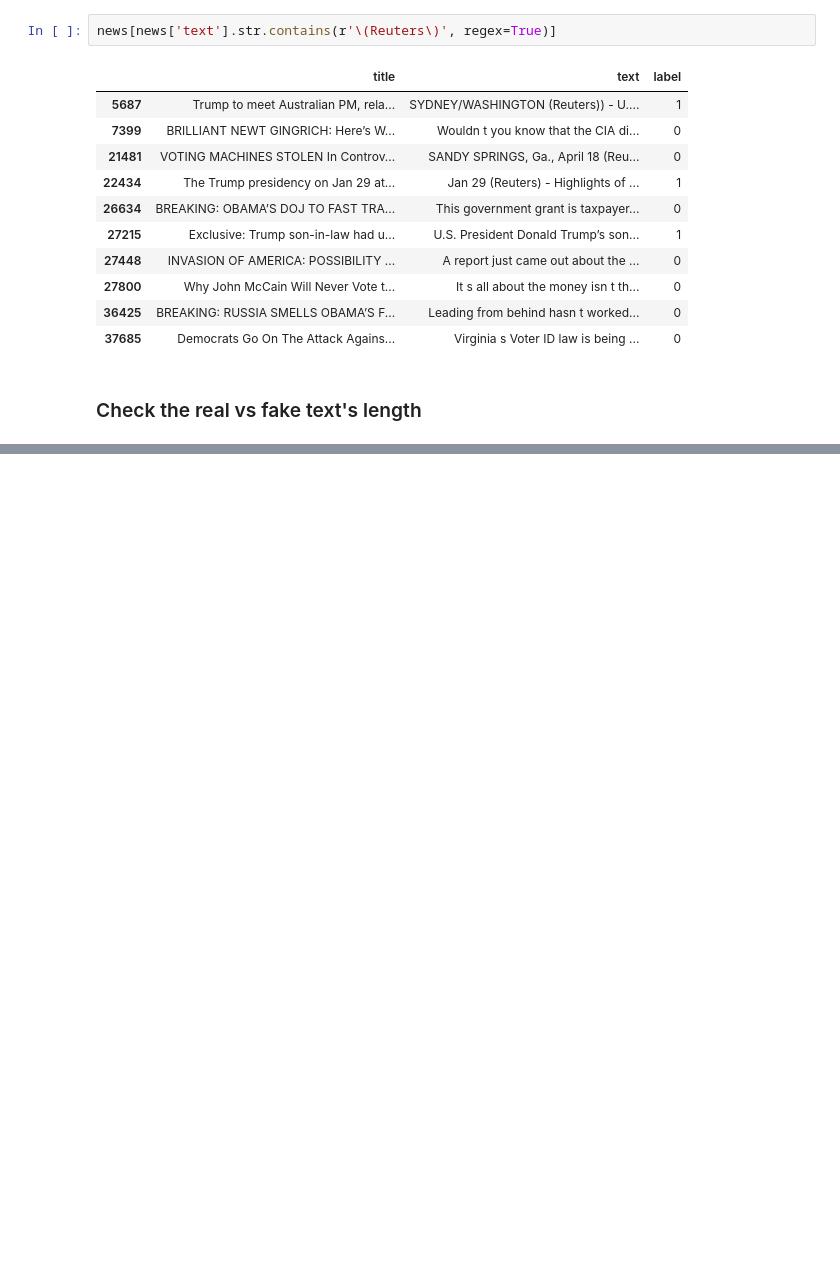
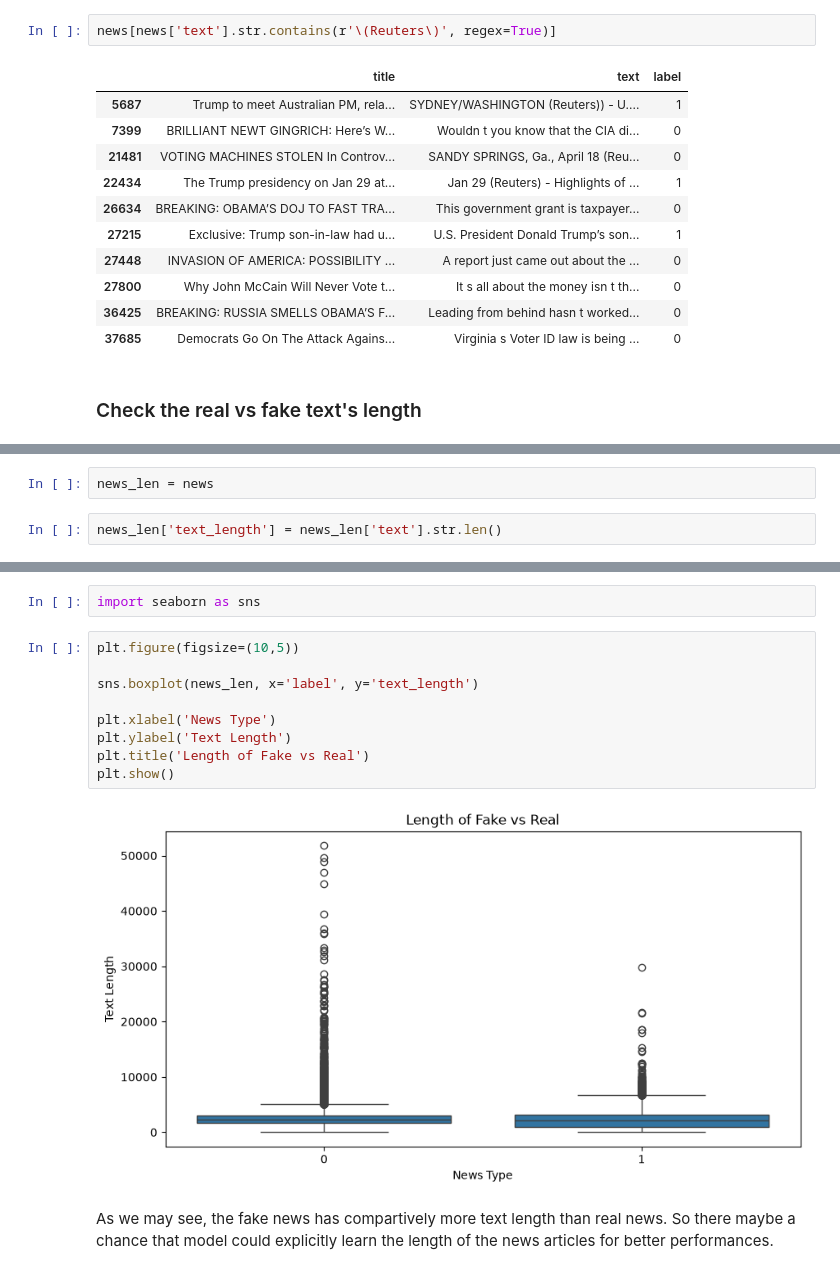
Before and after one commit to techphantom663/ML, a Jupyter notebook: Project-1.ipynb, the cells around one changed output, grey strips where cells are left out. Saved outputs shown, nothing was run; the diff lists cells and outputs as text; blank space fills up the shorter version.

```diff
--- a/Project-1.ipynb
+++ b/Project-1.ipynb
@@ -186,0 +189,4 @@ news[news['text'].str.contains(r'\(Reuters\)', regex=True)]
+# %%
+news_len = news
+# %%
+news_len['text_length'] = news_len['text'].str.len()
@@ -186,0 +202,15 @@ news[news['text'].str.contains(r'\(Reuters\)', regex=True)]
+# %%
+import seaborn as sns
+# %%
+plt.figure(figsize=(10,5))
+
+sns.boxplot(news_len, x='label', y='text_length')
+
+plt.xlabel('News Type')
+plt.ylabel('Text Length')
+plt.title('Length of Fake vs Real')
+plt.show()
+# %% [output]
+[figure, added]
+# %% [markdown]
+As we may see, the fake news has compartively more text length than real news. So there maybe a chance that model could explicitly learn the length of the news articles for better performances.
```
Also changed, not shown: parts of 2 cells of this notebook, 2 other files.
